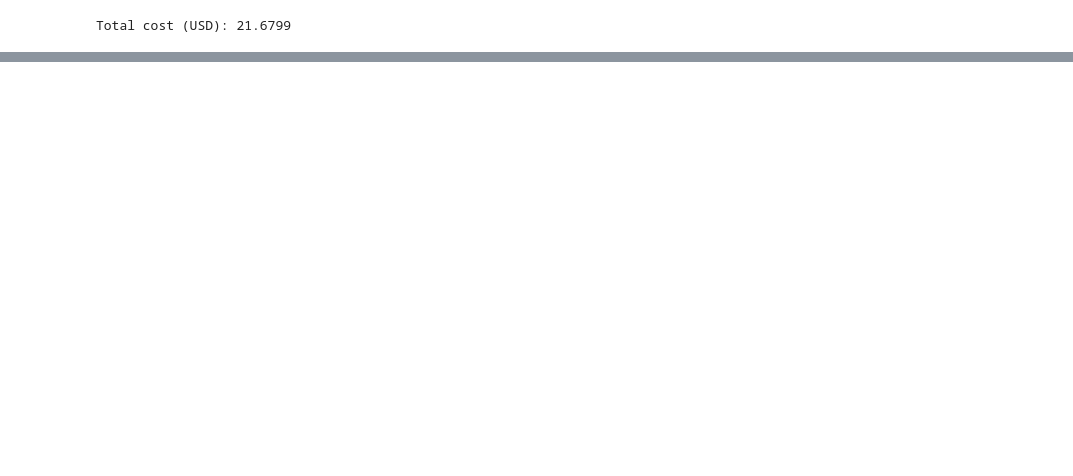
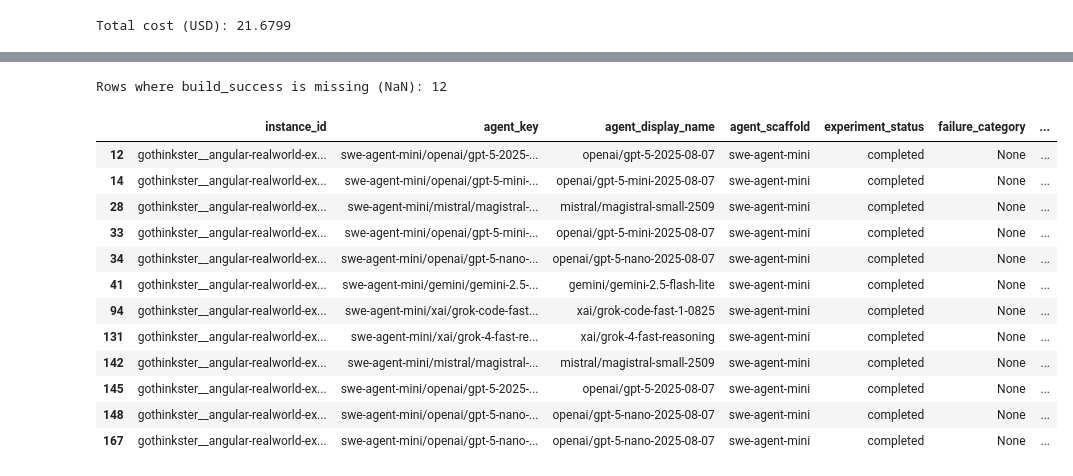
Before and after one commit to SuperMuel/BenchMac, a Jupyter notebook: analysis/analysis.ipynb, the cells around one changed output, grey strips where cells are left out. Saved outputs shown, nothing was run; the diff lists cells and outputs as text; code cells hidden in the pictures; blank space fills up the shorter version.

```diff
--- a/analysis/analysis.ipynb
+++ b/analysis/analysis.ipynb
@@ -779,15 +779,13 @@ for task, result in data.items():
             "empty_diff": None,
             "evaluation_status": None,
             "evaluation_id": None,
-            "evaluation_started_at": None,
-            "evaluation_ended_at": None,
-            "evaluation_duration_seconds": None,
-            "evaluation_step_count": None,
-            "evaluation_total_duration_seconds": None,
-            "patch_application_success": None,  # TODO: shoudln't we set it to False ?
-            "install_success": None,  # TODO: shoudln't we set it to False ?
-            "build_success": None,  # TODO: shoudln't we set it to False ?
-            "target_version_achieved": None,  # TODO: shoudln't we set it to False ?
+            "patch_application_success": None,
+            "install_success": None,
+            "build_success": None,
+            "target_version_achieved": None,
+            "install_success_effective": None,
+            "target_version_achieved_effective": None,
+            "build_success_effective": None,
         }
         record.update(_extract_experiment_common(result))
         records.append(record)
@@ -806,19 +804,22 @@ for task, result in data.items():
         "evaluation_id": evaluation.id,
         "patch_application_success": metrics.patch_application_success,
         "install_success": metrics.install_success,
+        "target_version_achieved": metrics.target_version_achieved,
         "build_success": metrics.build_success,
-        "target_version_achieved": metrics.target_version_achieved,
+        "install_success_effective": metrics.install_success_effective,
+        "target_version_achieved_effective": metrics.target_version_achieved_effective,
+        "build_success_effective": metrics.build_success_effective,
     }
     record.update(_extract_experiment_common(experiment))
     records.append(record)
 
-analysis_df = (
+df = (
     pd.DataFrame.from_records(records)
     .sort_values(["instance_id", "agent_key"])
     .reset_index(drop=True)
 )
 
-analysis_df.head()
+df.head()
 # %% [output]
 |  | instance_id | agent_key | agent_display_name | agent_scaffold | experiment_status | failure_category | ... |
 | 0 | gothinkster__angular-realworld-ex... | angular-schematics/789e301f | angular-schematics/789e301f | angular-schematics | completed | None | ... |
@@ -834,0 +987,23 @@ Total cost (USD): 21.6799
+# %%
+# Show rows where build_success is NaN
+failed_build_nan_df = completed_experiments_df[
+    completed_experiments_df["build_success"].isna()
+]  # pyright: ignore[reportAttributeAccessIssue]
+print(f"Rows where build_success is missing (NaN): {len(failed_build_nan_df)}")
+if len(failed_build_nan_df) > 0:
+    display(failed_build_nan_df[_COLUMNS])  # pyright: ignore[reportAttributeAccessIssue]
+# %% [output]
+Rows where build_success is missing (NaN): 12
+|  | instance_id | agent_key | agent_display_name | agent_scaffold | experiment_status | failure_category | ... |
+| 12 | gothinkster__angular-realworld-ex... | swe-agent-mini/openai/gpt-5-2025-... | openai/gpt-5-2025-08-07 | swe-agent-mini | completed | None | ... |
+| 14 | gothinkster__angular-realworld-ex... | swe-agent-mini/openai/gpt-5-mini-... | openai/gpt-5-mini-2025-08-07 | swe-agent-mini | completed | None | ... |
+| 28 | gothinkster__angular-realworld-ex... | swe-agent-mini/mistral/magistral-... | mistral/magistral-small-2509 | swe-agent-mini | completed | None | ... |
+| 33 | gothinkster__angular-realworld-ex... | swe-agent-mini/openai/gpt-5-mini-... | openai/gpt-5-mini-2025-08-07 | swe-agent-mini | completed | None | ... |
+| 34 | gothinkster__angular-realworld-ex... | swe-agent-mini/openai/gpt-5-nano-... | openai/gpt-5-nano-2025-08-07 | swe-agent-mini | completed | None | ... |
+| 41 | gothinkster__angular-realworld-ex... | swe-agent-mini/gemini/gemini-2.5-... | gemini/gemini-2.5-flash-lite | swe-agent-mini | completed | None | ... |
+| 94 | gothinkster__angular-realworld-ex... | swe-agent-mini/xai/grok-code-fast... | xai/grok-code-fast-1-0825 | swe-agent-mini | completed | None | ... |
+| 131 | gothinkster__angular-realworld-ex... | swe-agent-mini/xai/grok-4-fast-re... | xai/grok-4-fast-reasoning | swe-agent-mini | completed | None | ... |
+| 142 | gothinkster__angular-realworld-ex... | swe-agent-mini/mistral/magistral-... | mistral/magistral-small-2509 | swe-agent-mini | completed | None | ... |
+| 145 | gothinkster__angular-realworld-ex... | swe-agent-mini/openai/gpt-5-2025-... | openai/gpt-5-2025-08-07 | swe-agent-mini | completed | None | ... |
+| 148 | gothinkster__angular-realworld-ex... | swe-agent-mini/openai/gpt-5-nano-... | openai/gpt-5-nano-2025-08-07 | swe-agent-mini | completed | None | ... |
+| 167 | gothinkster__angular-realworld-ex... | swe-agent-mini/openai/gpt-5-nano-... | openai/gpt-5-nano-2025-08-07 | swe-agent-mini | completed | None | ... |
```
Also changed, not shown: parts of 12 cells of this notebook, 2 other files.
